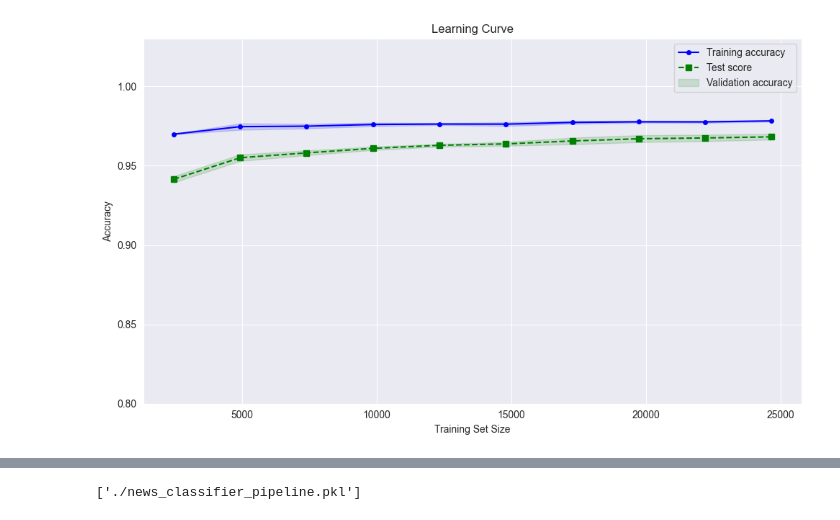
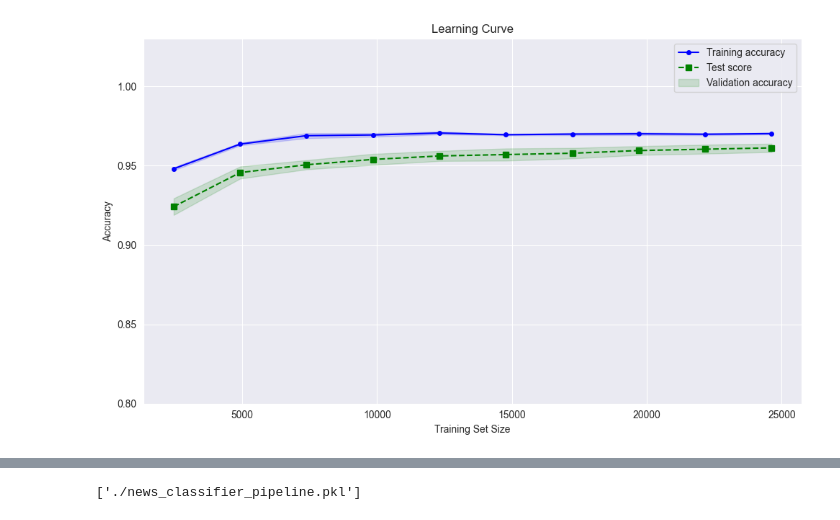
Before and after one commit to mariamaxim774/FakeNewsDetection, a Jupyter notebook: models/Naive_bayes.ipynb, the cells around one changed output, grey strips where cells are left out. Cells and saved outputs as stored; diff of their text form; code cells hidden in the pictures.

```diff
--- a/models/Naive_bayes.ipynb
+++ b/models/Naive_bayes.ipynb
@@ -1,3 +1,16 @@
 # %%
 import pandas as pd
-df=pd.read_csv("../data/fake_and_real_news_final.csv")
+df=pd.read_csv("../data/fake_and_real_news_final_.csv")
+# %%
+from sklearn.feature_extraction.text import CountVectorizer
+
+df = df.sample(frac=1)
+df = df.dropna(subset=['clean_text', 'label'])
+vectorizer_text=CountVectorizer()
+bag_of_words_text=vectorizer_text.fit_transform(df['text'])
+bag_of_words_clean_text=vectorizer_text.fit_transform(df['clean_text'])
+bag_of_words_clean_text_lower=vectorizer_text.fit_transform(df['clean_text_lower'])
+
+print(bag_of_words_text.shape)
+print(bag_of_words_clean_text.shape)
+print(bag_of_words_clean_text_lower.shape)
@@ -4,22 +21,21 @@ df=pd.read_csv("../data/fake_and_real_news_final.csv")
 # %%
-from sklearn.pipeline import Pipeline
 from sklearn.feature_extraction.text import CountVectorizer
 from sklearn.naive_bayes import MultinomialNB
 from sklearn.pipeline import Pipeline
 from sklearn.model_selection import train_test_split
 
 df = df.sample(frac=1)
-df = df.dropna(subset=['clean_text', 'label'])
+df = df.dropna(subset=['clean_text_lower', 'label'])
 
 X = df["clean_text_lower"]
 y = df["label"]
 
 
-X_train, X_test, y_train, y_test = train_test_split(X,y,test_size=0.3,random_state=0)
+X_train, X_test, y_train, y_test = train_test_split(X,y,test_size=0.3)
 
 
 pipeline = Pipeline([
-    ('countvectorizer', CountVectorizer(ngram_range=(2,3), min_df=10, max_df=0.95)),
+    ('countvectorizer', CountVectorizer(ngram_range=(2,3), min_df=15, max_df=0.7)),
     ('multinomialnb', MultinomialNB(alpha=1))
 ])
 
@@ -98,15 +108,15 @@ import numpy as np
 from sklearn.pipeline import Pipeline
 
 pipeline = Pipeline([
-    ('countvectorizer', CountVectorizer(ngram_range=(2,3), min_df=10, max_df=0.95)),
+    ('countvectorizer', CountVectorizer(ngram_range=(2,3), min_df=15, max_df=0.7)),
     ('multinomialnb', MultinomialNB(alpha=1))
 ])
 
-X = df["clean_text"].astype(str)
+X = df["clean_text_lower"].astype(str)
 y = df["label"]
 
 
-X_train, X_test, y_train, y_test = train_test_split(X,y,stratify=y,test_size=0.3,random_state=0)
+X_train, X_test, y_train, y_test = train_test_split(X,y,stratify=y,test_size=0.3)
 
 train_sizes, train_scores, test_scores = learning_curve(
     estimator=pipeline,
@@ -117,32 +127,32 @@ train_sizes, train_scores, test_scores = learning_curve(
     scoring='accuracy',
     n_jobs=10
 )
 
 train_mean = np.mean(train_scores, axis=1)
 train_std = np.std(train_scores, axis=1)
 test_mean = np.mean(test_scores, axis=1)
 test_std = np.std(test_scores, axis=1)
 plt.figure(figsize=(10, 6))
 
 
 plt.plot(train_sizes, train_mean, label="Training accuracy", color='blue', marker='o',markersize='4')
 plt.fill_between(train_sizes,
 train_mean + train_std,
 train_mean - train_std,
 alpha=0.15, color='blue')
 
 plt.plot(train_sizes, test_mean, label="Test score", color='green',marker='s',linestyle='--')
 plt.fill_between(train_sizes, test_mean - test_std, test_mean + test_std, alpha=0.15, color='green',label='Validation accuracy')
 
 
 plt.title("Learning Curve")
 plt.xlabel("Training Set Size")
 plt.ylabel("Accuracy")
 plt.legend(loc="best")
 plt.ylim([0.8, 1.03])
 plt.grid(True)
 plt.tight_layout()
 plt.show()
 # %% [output]
-[figure, old version]
+[figure, new version]
 # %%
```
Also changed, not shown: parts of 10 cells of this notebook.
